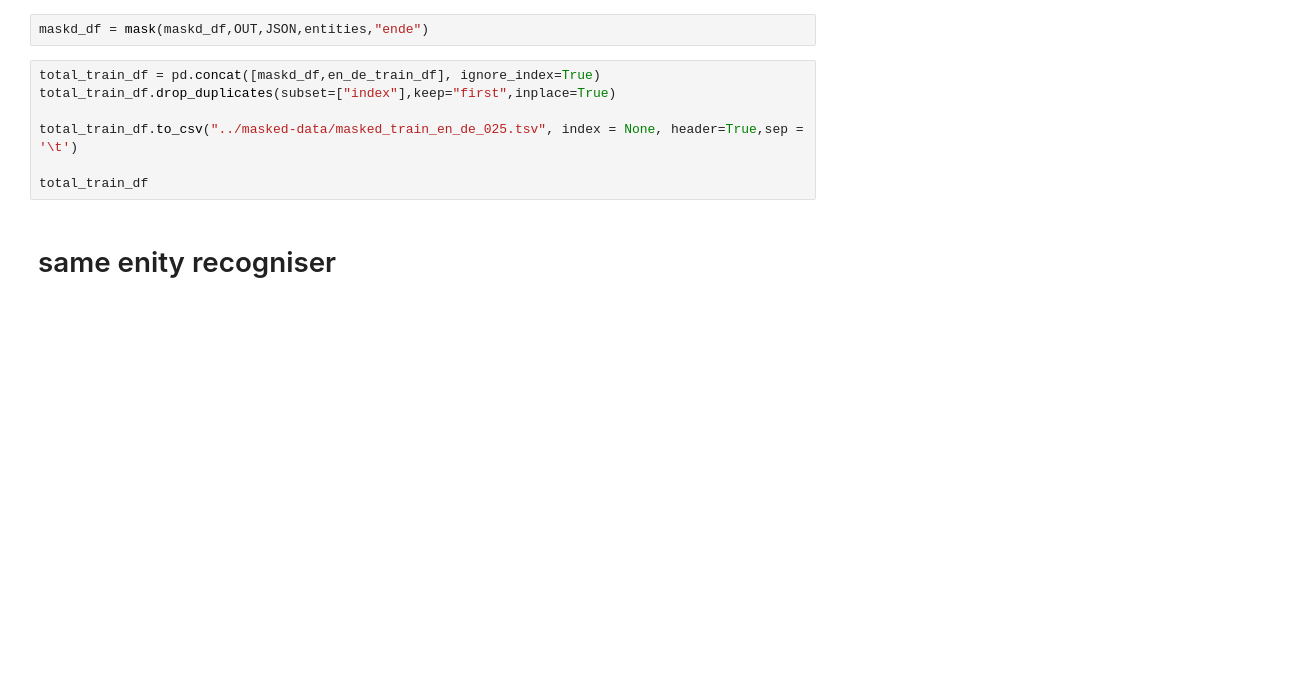
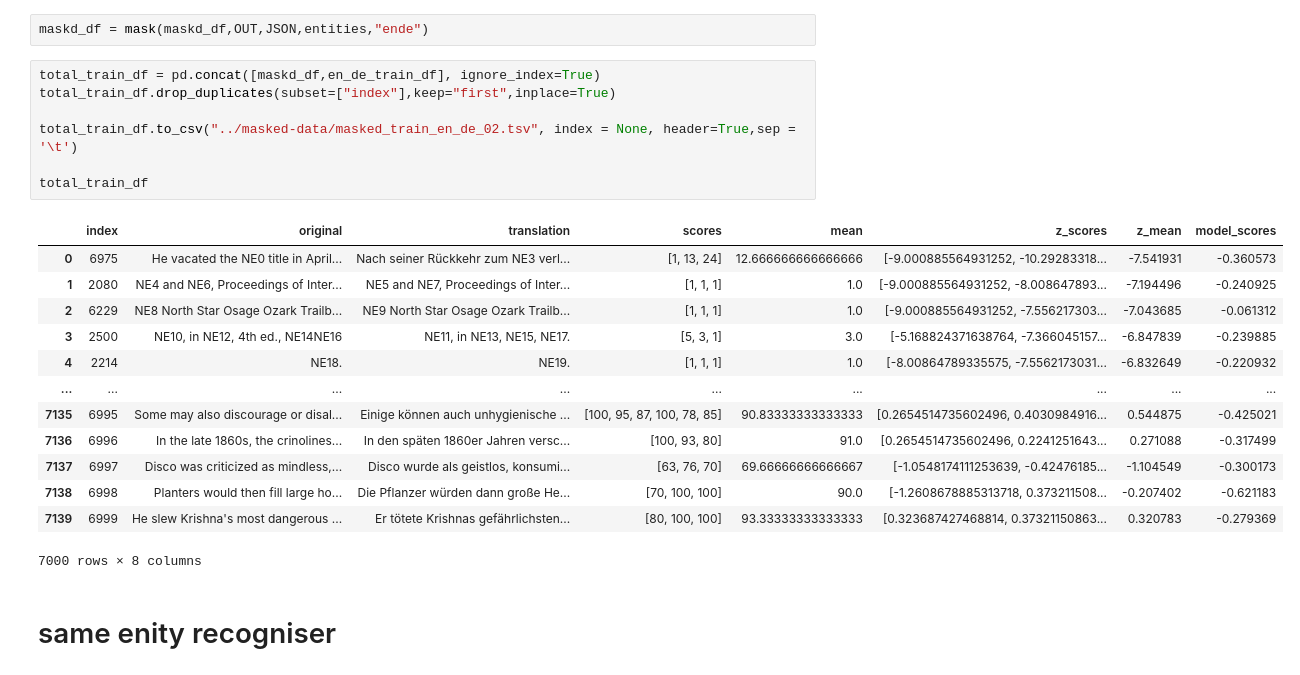
Before and after one commit to reidya3/Shared_task_wmt_2020, a Jupyter notebook: notebooks/masked different levels.ipynb, the cells around one changed output. Drawn from its saved outputs; the diff is of its cells as text; blank space fills up the shorter version.

```diff
--- a/notebooks/masked different levels.ipynb
+++ b/notebooks/masked different levels.ipynb
@@ -268,10 +268,24 @@ maskd_df = mask(maskd_df,OUT,JSON,entities,"ende")
 # %%
 total_train_df = pd.concat([maskd_df,en_de_train_df], ignore_index=True)
 total_train_df.drop_duplicates(subset=["index"],keep="first",inplace=True)
 
-total_train_df.to_csv("../masked-data/masked_train_en_de_025.tsv", index = None, header=True,sep = '\t')
+total_train_df.to_csv("../masked-data/masked_train_en_de_02.tsv", index = None, header=True,sep = '\t')
 
 total_train_df
+# %% [output]
+|  | index | original | translation | scores | mean | z_scores | z_mean | model_scores |
+| 0 | 6975 | He vacated the NE0 title in April... | Nach seiner Rückkehr zum NE3 verl... | [1, 13, 24] | 12.666666666666666 | [-9.000885564931252, -10.29283318... | -7.541931 | -0.360573 |
+| 1 | 2080 | NE4 and NE6, Proceedings of Inter... | NE5 and NE7, Proceedings of Inter... | [1, 1, 1] | 1.0 | [-9.000885564931252, -8.008647893... | -7.194496 | -0.240925 |
+| 2 | 6229 | NE8 North Star Osage Ozark Trailb... | NE9 North Star Osage Ozark Trailb... | [1, 1, 1] | 1.0 | [-9.000885564931252, -7.556217303... | -7.043685 | -0.061312 |
+| 3 | 2500 | NE10, in NE12, 4th ed., NE14NE16 | NE11, in NE13, NE15, NE17. | [5, 3, 1] | 3.0 | [-5.168824371638764, -7.366045157... | -6.847839 | -0.239885 |
+| 4 | 2214 | NE18. | NE19. | [1, 1, 1] | 1.0 | [-8.00864789335575, -7.5562173031... | -6.832649 | -0.220932 |
+| ... | ... | ... | ... | ... | ... | ... | ... | ... |
+| 7135 | 6995 | Some may also discourage or disal... | Einige können auch unhygienische ... | [100, 95, 87, 100, 78, 85] | 90.83333333333333 | [0.2654514735602496, 0.4030984916... | 0.544875 | -0.425021 |
+| 7136 | 6996 | In the late 1860s, the crinolines... | In den späten 1860er Jahren versc... | [100, 93, 80] | 91.0 | [0.2654514735602496, 0.2241251643... | 0.271088 | -0.317499 |
+| 7137 | 6997 | Disco was criticized as mindless,... | Disco wurde als geistlos, konsumi... | [63, 76, 70] | 69.66666666666667 | [-1.0548174111253639, -0.42476185... | -1.104549 | -0.300173 |
+| 7138 | 6998 | Planters would then fill large ho... | Die Pflanzer würden dann große He... | [70, 100, 100] | 90.0 | [-1.2608678885313718, 0.373211508... | -0.207402 | -0.621183 |
+| 7139 | 6999 | He slew Krishna's most dangerous ... | Er tötete Krishnas gefährlichsten... | [80, 100, 100] | 93.33333333333333 | [0.323687427468814, 0.37321150863... | 0.320783 | -0.279369 |
+7000 rows × 8 columns
 # %% [markdown]
 # same enity recogniser
 # %%
```
Also changed, not shown: parts of 3 cells of this notebook.
